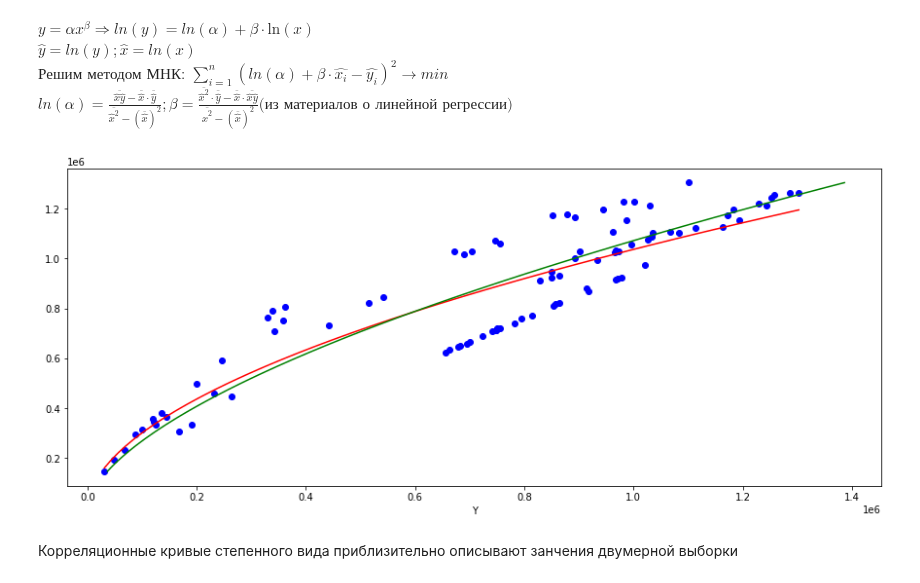
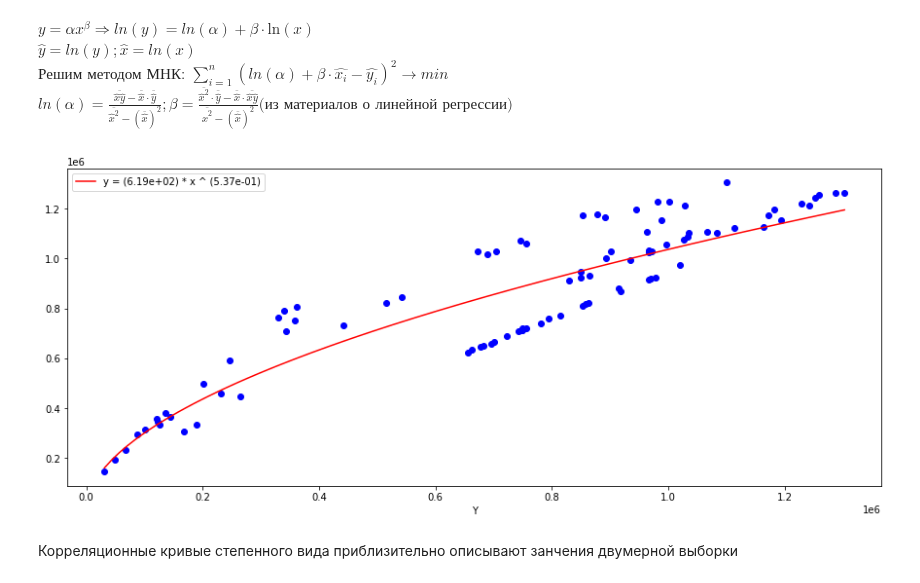
Before and after one commit to the-mvi/stat_an-2022, a Jupyter notebook: 0373_Savinov_AO/task2.ipynb, the cells around one changed output. Saved outputs shown, nothing was run; the diff lists cells and outputs as text; code cells hidden in the pictures.

```diff
--- a/0373_Savinov_AO/task2.ipynb
+++ b/0373_Savinov_AO/task2.ipynb
@@ -714,12 +714,15 @@ plt.xlabel('X')
 plt.xlabel('Y')
 plt.scatter(x_sample, y_sample, color="blue")
 
+k, b = get_regress_k_b(x_sample, y_sample)
 x = np.array([np.min(x_sample), np.max(x_sample)])
 y = lin_regress(x_sample, y_sample, x)
-plt.plot(x, y, color="red")
+plt.plot(x, y, color="red", label=f'y = ({"{:.2e}".format(k)}) * x + ({"{:.2e}".format(b)})')
 
+k, b = get_regress_k_b(y_sample, x_sample)
 y = np.array([np.min(y_sample), np.max(y_sample)])
 x = lin_regress(y_sample, x_sample, y)
-plt.plot(x, y, color="green")
+plt.plot(x, y, color="green", label=f'x = ({"{:.2e}".format(k)}) * y + ({"{:.2e}".format(b)})')
+plt.legend()
 plt.show()
 # %% [output]
@@ -870,12 +873,10 @@ plt.xlabel('X')
 plt.xlabel('Y')
 plt.scatter(x_sample, y_sample, color='blue')
 
+a, b, c = get_pol_regress_a_b_c(x_sample, y_sample)
 x = np.linspace(np.min(x_sample), np.max(x_sample), 100)
 y = pol_regress(x_sample, y_sample, x)
-plt.plot(x, y, color='red')
-
-y = np.linspace(np.min(y_sample), np.max(y_sample), 100)
-x = pol_regress(y_sample, x_sample, y)
-plt.plot(x, y, color='green')
+plt.plot(x, y, color='red', label=f'y = ({"{:.2e}".format(a)}) + ({"{:.2e}".format(b)}) * x + ({"{:.2e}".format(c)}) * x^2')
+plt.legend()
 plt.show()
 # %% [output]
@@ -908,19 +909,17 @@ def exp_regress(fir_sample, sec_sample, xx):
 # %%
 plt.figure(figsize=(15, 6))
 plt.xlabel('X')
 plt.xlabel('Y')
 plt.scatter(x_sample, y_sample, color='blue')
 
+a, b = get_exp_regress_a_b(x_sample, y_sample)
 x = np.linspace(np.min(x_sample), np.max(x_sample), 100)
 y = exp_regress(x_sample, y_sample, x)
-plt.plot(x, y, color='red')
-
-y = np.linspace(np.min(y_sample), np.max(y_sample), 100)
-x = exp_regress(y_sample, x_sample, y)
-plt.plot(x, y, color='green')
+plt.plot(x, y, color='red', label=f'y = ({"{:.2e}".format(a)}) * x ^ ({"{:.2e}".format(b)})')
+plt.legend()
 plt.show()
 # %% [output]
-[figure, old version]
+[figure, new version]
 # %% [markdown]
 Корреляционные кривые степенного вида приблизительно описывают занчения двумерной выборки
 # %% [markdown]
```
Also changed, not shown: parts of 5 cells of this notebook.
